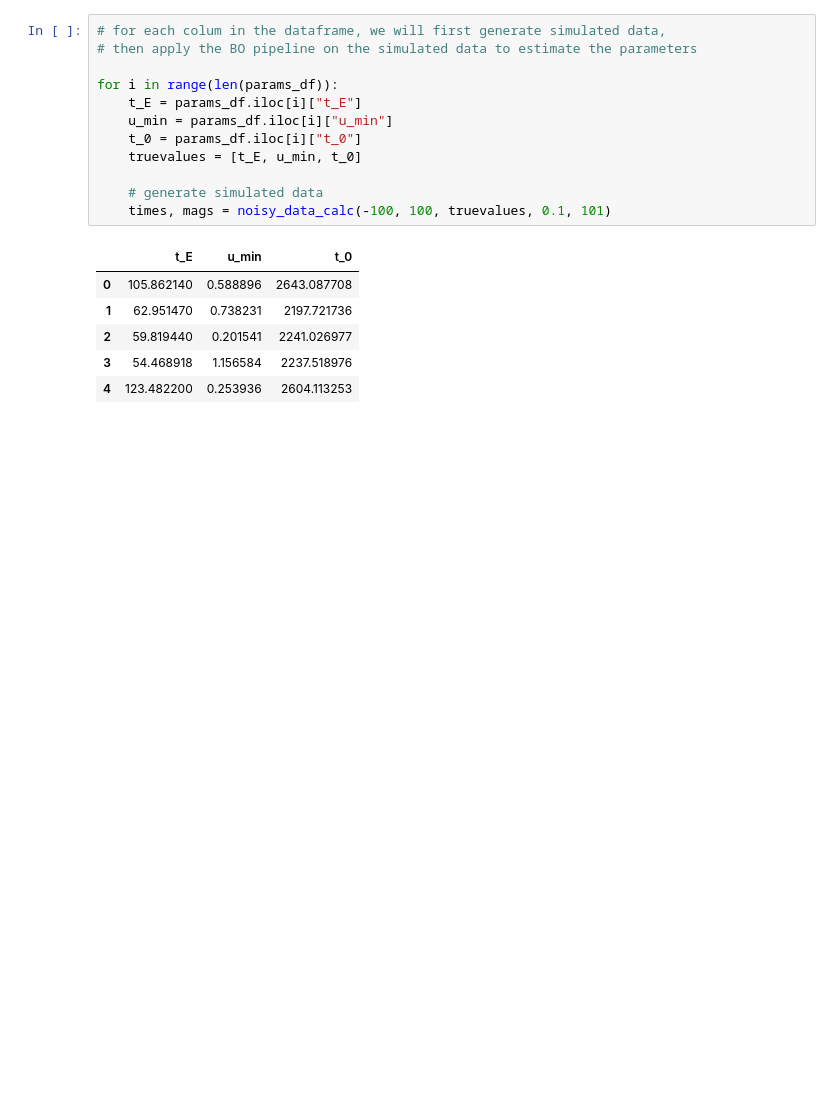
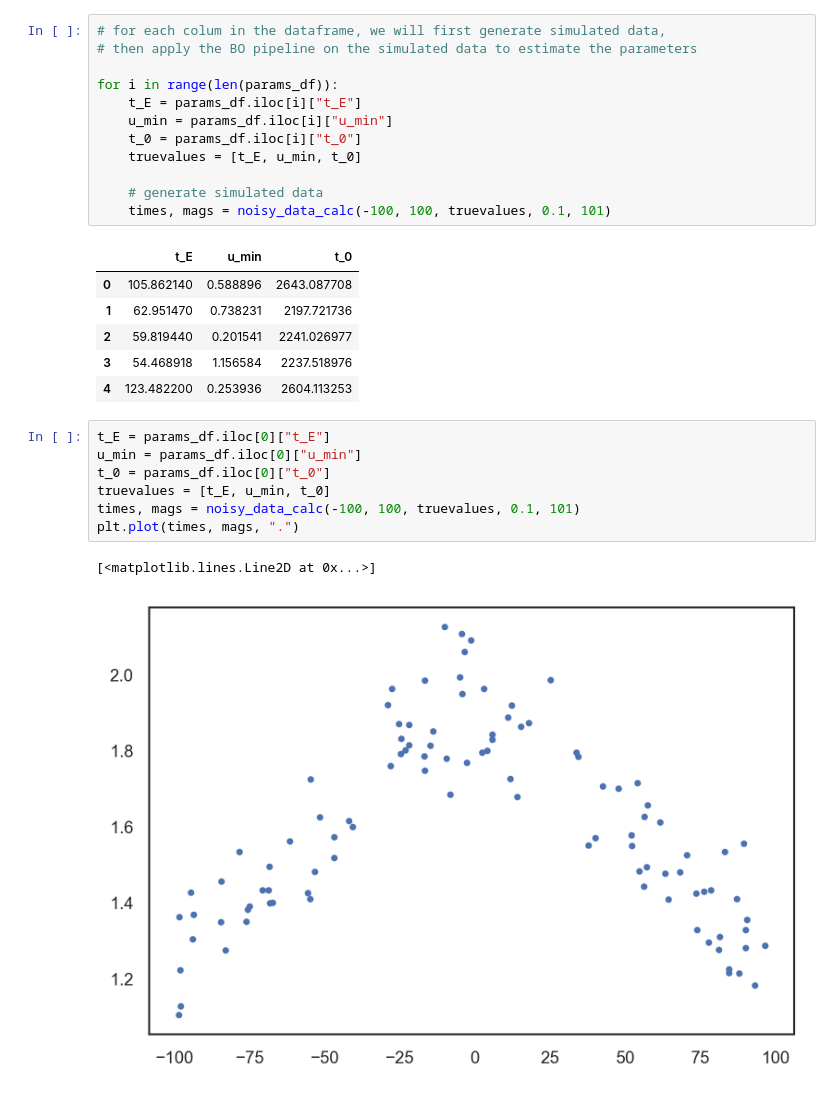
Before and after one commit to MadgwickK/MLPhysicalWorld, a Jupyter notebook: BO_simulationdata.ipynb, the cells around one changed output. Drawn from its saved outputs; the diff is of its cells as text; blank space fills up the shorter version.

```diff
--- a/BO_simulationdata.ipynb
+++ b/BO_simulationdata.ipynb
@@ -49,3 +49,13 @@ for i in range(len(params_df)):
 | 2 | 59.819440 | 0.201541 | 2241.026977 |
 | 3 | 54.468918 | 1.156584 | 2237.518976 |
 | 4 | 123.482200 | 0.253936 | 2604.113253 |
+# %%
+t_E = params_df.iloc[0]["t_E"]
+u_min = params_df.iloc[0]["u_min"]
+t_0 = params_df.iloc[0]["t_0"]
+truevalues = [t_E, u_min, t_0]
+times, mags = noisy_data_calc(-100, 100, truevalues, 0.1, 101)
+plt.plot(times, mags, ".")
+# %% [output]
+[<matplotlib.lines.Line2D at 0x...>]
+[figure, added]
```
Also changed, not shown: 5 other files.
